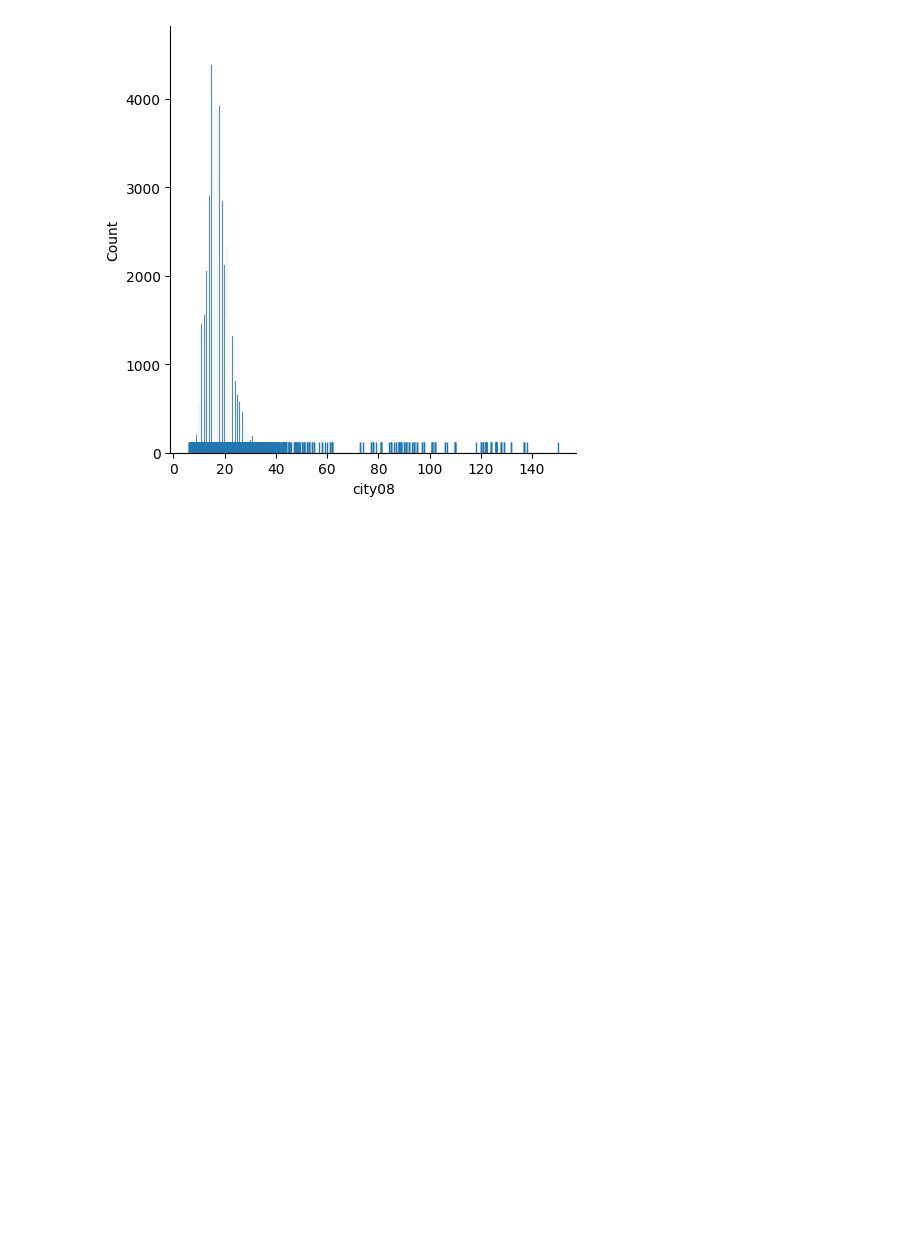
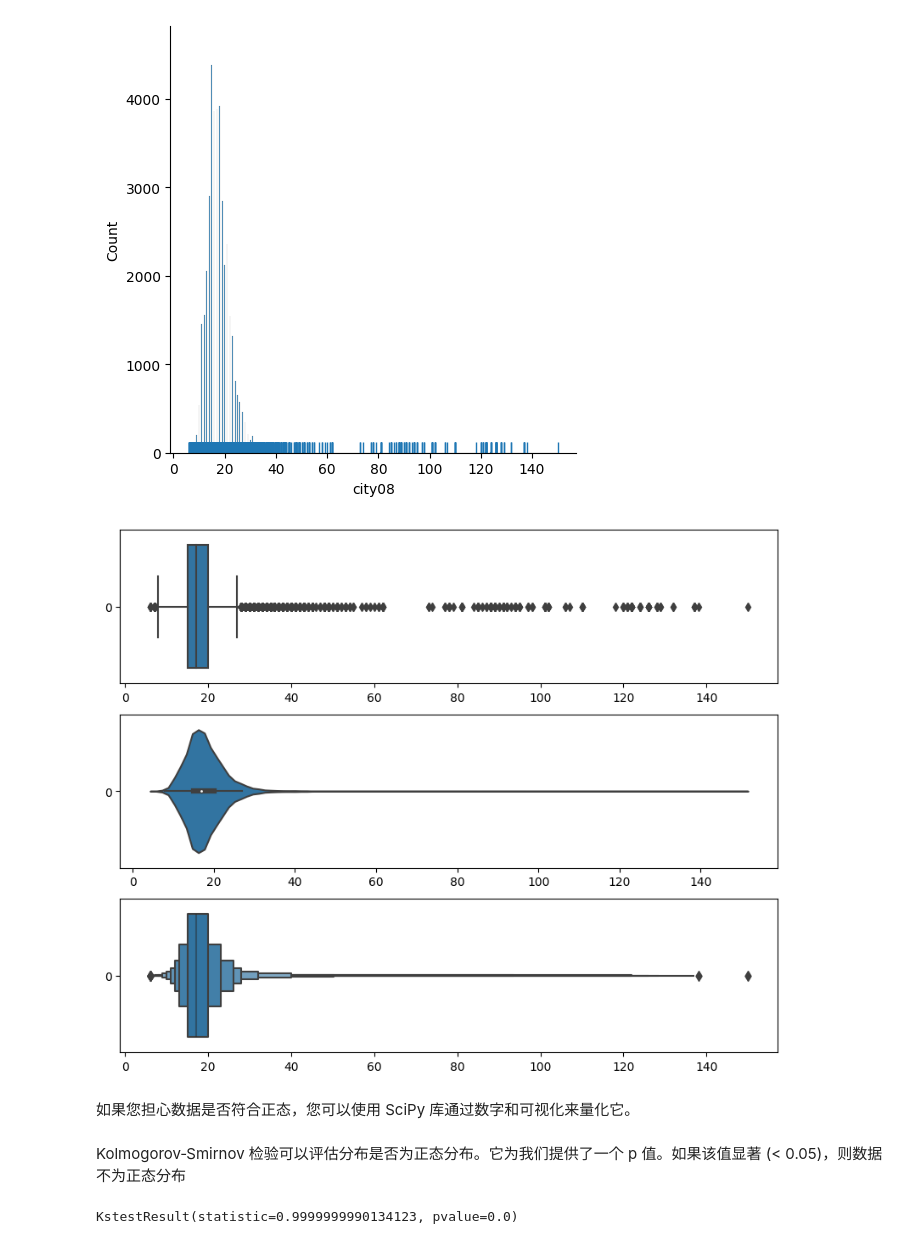
Before and after one commit to JPL-JUNO/Data-Analysis-and-Science, a Jupyter notebook: P1XC2E/sources/ch05_exploratory_data_analysis.ipynb, the cells around one changed output. Cells and saved outputs as stored; diff of their text form; code cells hidden in the pictures; blank space fills up the shorter version.

```diff
--- a/P1XC2E/sources/ch05_exploratory_data_analysis.ipynb
+++ b/P1XC2E/sources/ch05_exploratory_data_analysis.ipynb
@@ -301,3 +301,20 @@ sns.displot(fueleco.city08, rug=True)
 fig.savefig('img/c5-conthistsns.png', dpi=300)
 # %% [output]
 [figure]
+# %%
+fig, axes = plt.subplots(nrows=3, figsize=(10, 8))
+sns.boxplot(fueleco.city08, ax=axes[0], orient='h')
+sns.violinplot(fueleco.city08, ax=axes[1], orient='h')
+sns.boxenplot(fueleco.city08, ax=axes[2], orient='h')
+fig.savefig('img/c5-contothersns.png', dpi=300)
+# %% [output]
+[figure, added]
+# %% [markdown]
+如果您担心数据是否符合正态，您可以使用 SciPy 库通过数字和可视化来量化它。
+# %% [markdown]
+Kolmogorov‑Smirnov 检验可以评估分布是否为正态分布。它为我们提供了一个 p 值。如果该值显著 (< 0.05)，则数据不为正态分布
+# %%
+from scipy import stats
+stats.kstest(fueleco.city08, cdf='norm')
+# %% [output]
+KstestResult(statistic=0.9999999990134123, pvalue=0.0)
```
Also changed, not shown: parts of 43 cells of this notebook, 9 other files.
